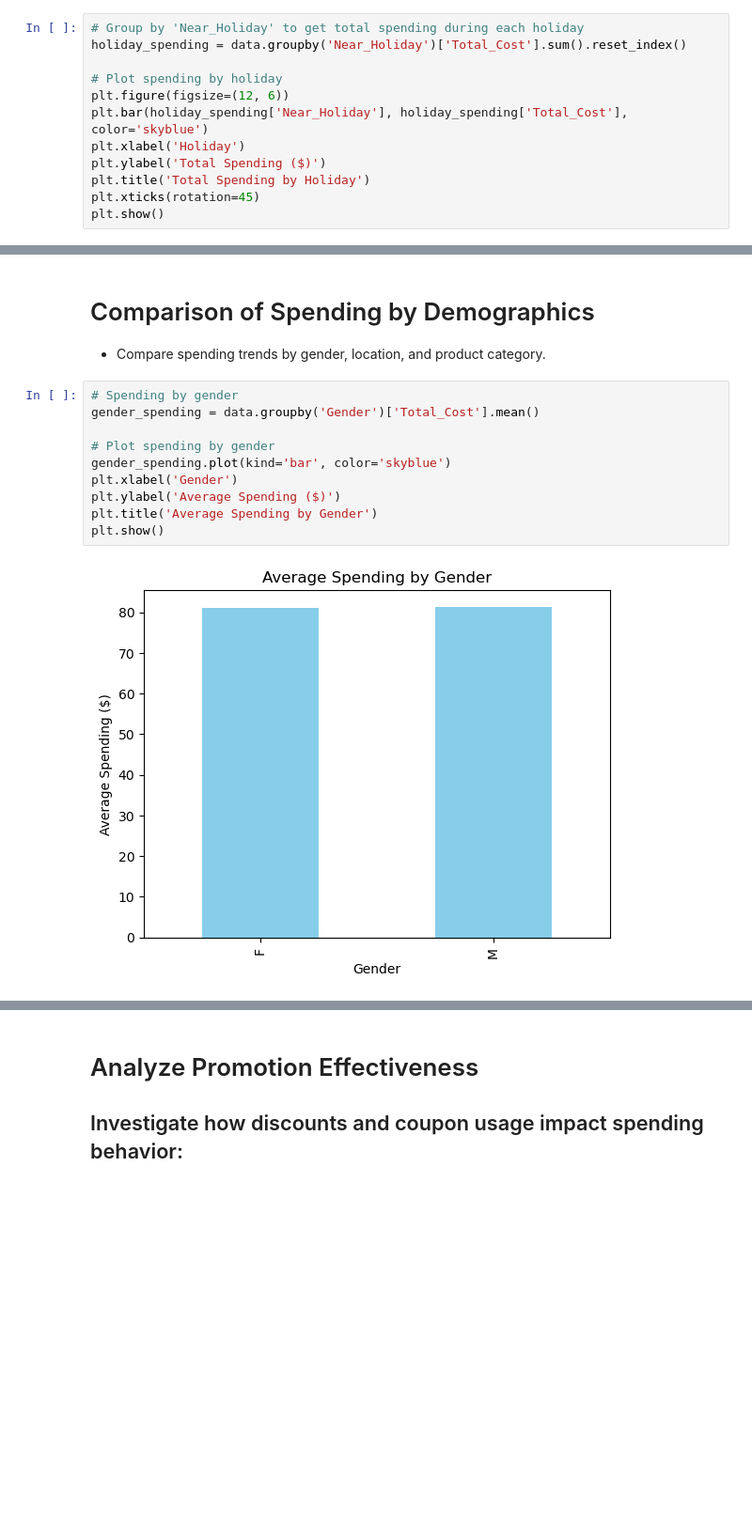
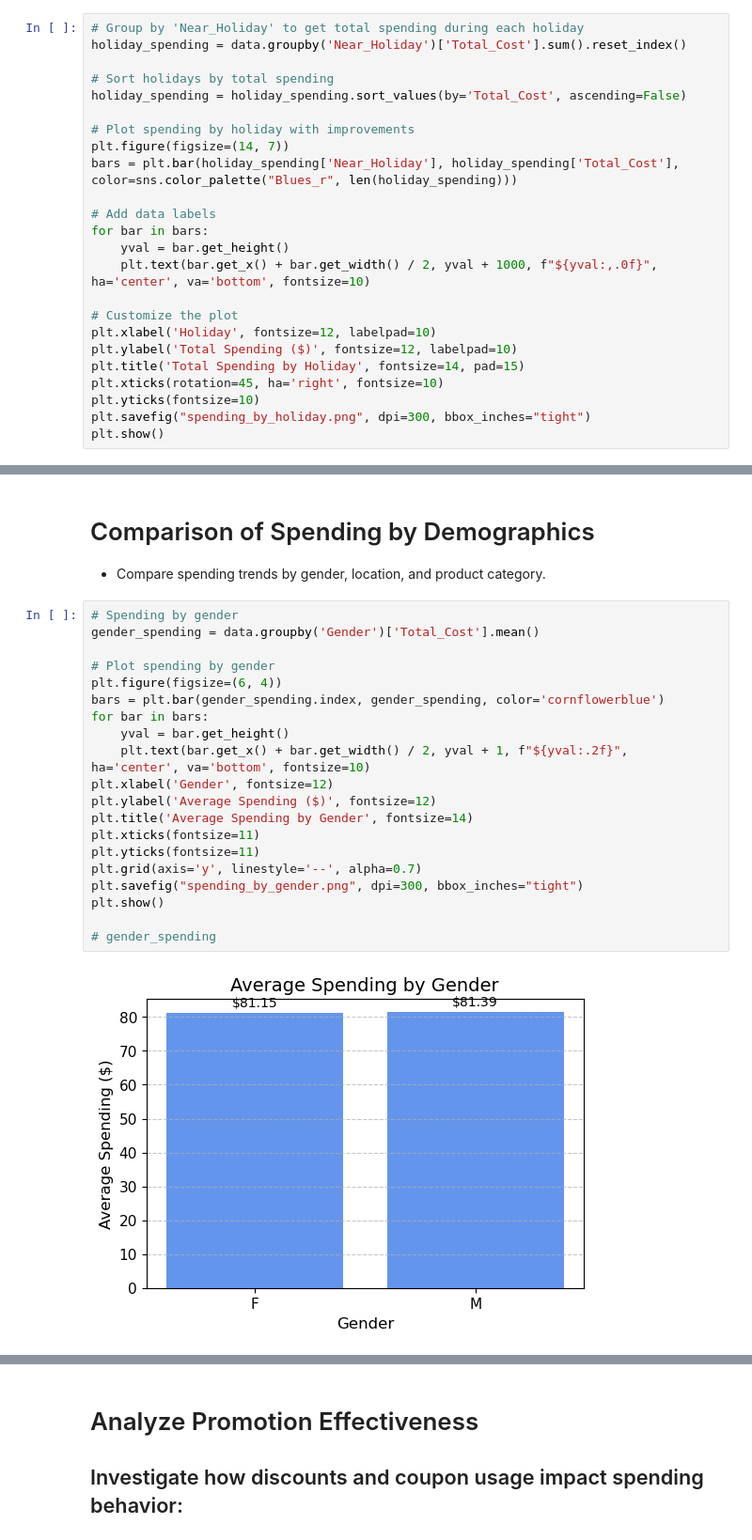
Before and after one commit to natbiorg/project_4, a Jupyter notebook: Starter_Code/analysis.ipynb, the cells around one changed output, grey strips where cells are left out. Shown at 94% size. Cells and saved outputs as stored; diff of their text form; blank space fills up the shorter version.

```diff
--- a/Starter_Code/analysis.ipynb
+++ b/Starter_Code/analysis.ipynb
@@ -80,12 +91,24 @@ plt.show()
 # Group by 'Near_Holiday' to get total spending during each holiday
 holiday_spending = data.groupby('Near_Holiday')['Total_Cost'].sum().reset_index()
 
-# Plot spending by holiday
-plt.figure(figsize=(12, 6))
-plt.bar(holiday_spending['Near_Holiday'], holiday_spending['Total_Cost'], color='skyblue')
-plt.xlabel('Holiday')
-plt.ylabel('Total Spending ($)')
-plt.title('Total Spending by Holiday')
-plt.xticks(rotation=45)
+# Sort holidays by total spending
+holiday_spending = holiday_spending.sort_values(by='Total_Cost', ascending=False)
+
+# Plot spending by holiday with improvements
+plt.figure(figsize=(14, 7))
+bars = plt.bar(holiday_spending['Near_Holiday'], holiday_spending['Total_Cost'], color=sns.color_palette("Blues_r", len(holiday_spending)))
+
+# Add data labels
+for bar in bars:
+    yval = bar.get_height()
+    plt.text(bar.get_x() + bar.get_width() / 2, yval + 1000, f"${yval:,.0f}", ha='center', va='bottom', fontsize=10)
+
+# Customize the plot
+plt.xlabel('Holiday', fontsize=12, labelpad=10)
+plt.ylabel('Total Spending ($)', fontsize=12, labelpad=10)
+plt.title('Total Spending by Holiday', fontsize=14, pad=15)
+plt.xticks(rotation=45, ha='right', fontsize=10)
+plt.yticks(fontsize=10)
+plt.savefig("spending_by_holiday.png", dpi=300, bbox_inches="tight")
 plt.show()
 # %% [output]
@@ -149,12 +175,22 @@ Name: Total_Cost, dtype: float64
 # %%
 # Spending by gender
 gender_spending = data.groupby('Gender')['Total_Cost'].mean()
 
 # Plot spending by gender
-gender_spending.plot(kind='bar', color='skyblue')
-plt.xlabel('Gender')
-plt.ylabel('Average Spending ($)')
-plt.title('Average Spending by Gender')
+plt.figure(figsize=(6, 4))
+bars = plt.bar(gender_spending.index, gender_spending, color='cornflowerblue')
+for bar in bars:
+    yval = bar.get_height()
+    plt.text(bar.get_x() + bar.get_width() / 2, yval + 1, f"${yval:.2f}", ha='center', va='bottom', fontsize=10)
+plt.xlabel('Gender', fontsize=12)
+plt.ylabel('Average Spending ($)', fontsize=12)
+plt.title('Average Spending by Gender', fontsize=14)
+plt.xticks(fontsize=11)
+plt.yticks(fontsize=11)
+plt.grid(axis='y', linestyle='--', alpha=0.7)
+plt.savefig("spending_by_gender.png", dpi=300, bbox_inches="tight")
 plt.show()
+
+# gender_spending
 # %% [output]
-[figure, old version]
+[figure, new version]
```
Also changed, not shown: parts of 14 cells of this notebook.
